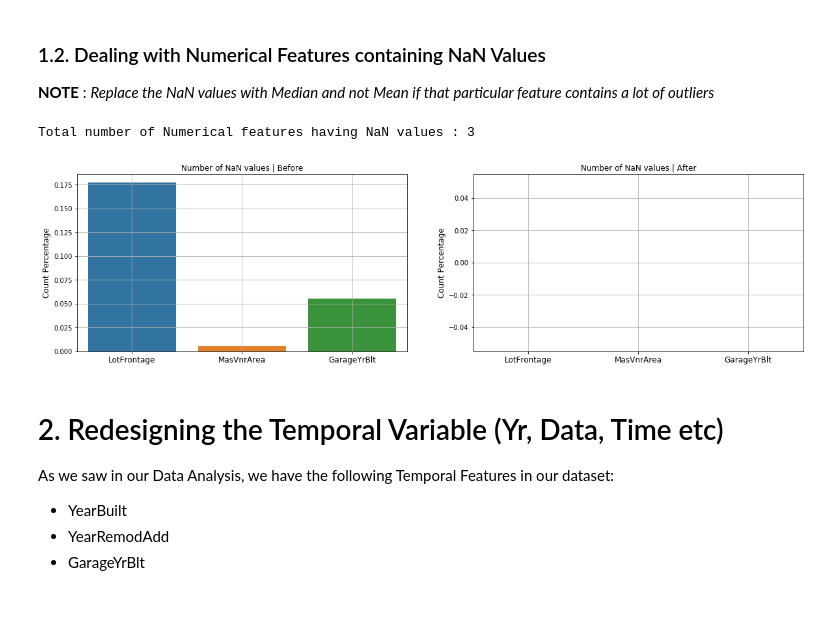
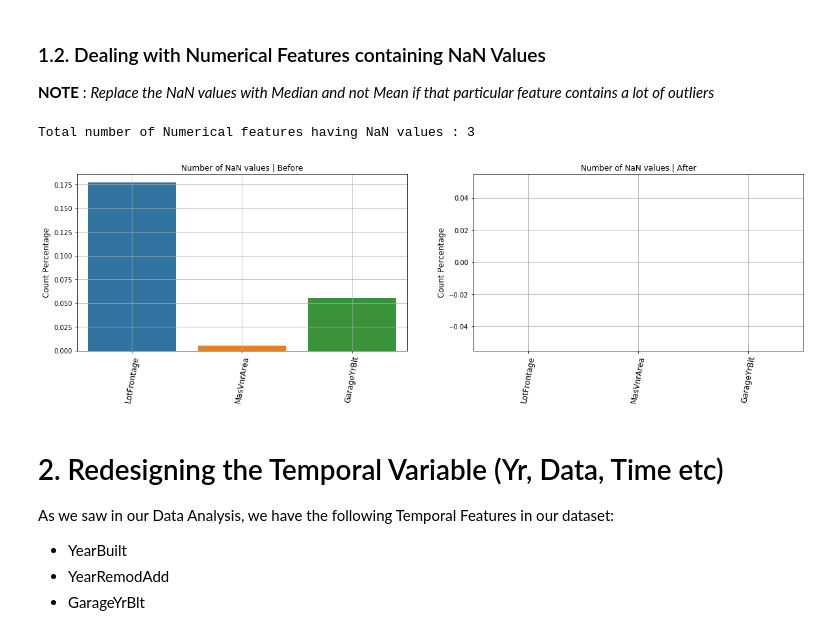
Before and after one commit to ParthikB/Data_Science, a Jupyter notebook: feature_eng.ipynb, the cells around one changed output. Drawn from its saved outputs; the diff is of its cells as text; code cells hidden in the pictures; blank space fills up the shorter version.

```diff
--- a/feature_eng.ipynb
+++ b/feature_eng.ipynb
@@ -8,11 +8,12 @@ import seaborn as sns
 
 pd.pandas.set_option('display.max_columns', None)
 # %%
+DATASET_TYPE = 'train'
+
 def load_dataset():
-    global dataset
-    dataset = pd.read_csv('./database/train.csv')
+    return pd.read_csv(f'./database/{DATASET_TYPE}.csv')
 
-load_dataset()
+dataset = load_dataset()
 dataset.head()
 # %% [output]
 |  | Id | MSSubClass | MSZoning | LotFrontage | LotArea | Street | Alley | LotShape | LandContour | ... |
@@ -45,7 +46,7 @@ def replace_cat_features(dataset, features):
     data[features] = data[features].fillna('Missing')
     return data
 # %%
-# load_dataset()
+dataset = load_dataset()
 
 # Categorical features having NaN values.
 cat_nan_features = [f for f in dataset.columns if dataset[f].dtypes == 'O' and dataset[f].isnull().sum() > 0]
@@ -55,7 +56,7 @@ print('Total number of categorical features having NaN values :', len(cat_nan_fe
 plt.figure(figsize=(20, 5))
 
 plt.subplot(1, 2, 1)
-sns.barplot(nan_features, (dataset[cat_nan_features].isnull().mean()))
+sns.barplot(cat_nan_features, (dataset[cat_nan_features].isnull().mean()))
 plt.title('Number of NaN values | Before')
 plt.xticks(rotation=80, fontsize=12)
 plt.ylabel('Count Percentage', fontsize=12)
@@ -72,6 +73,7 @@ plt.title('Number of NaN values | After')
 plt.xticks(rotation=80, fontsize=12)
 plt.ylabel('Count Percentage', fontsize=12)
 plt.grid(1)
+plt.show()
 # %% [output]
 Total number of categorical features having NaN values : 16
 [figure]
@@ -96,35 +98,35 @@ def replace_num_features(dataset, features):
 
     return data
 # %%
-# load_dataset()
+# dataset = load_dataset()
 
 num_nan_features = [f for f in dataset.columns if dataset[f].dtype != 'O' and dataset[f].isnull().sum() > 0]
 
 print('Total number of Numerical features having NaN values :', len(num_nan_features))
 
 plt.figure(figsize=(20, 5))
 
 plt.subplot(1, 2, 1)
 sns.barplot(num_nan_features, (dataset[num_nan_features].isnull().mean()))
 plt.title('Number of NaN values | Before')
-plt.xticks(fontsize=12)
+plt.xticks(rotation=80, fontsize=12)
 plt.ylabel('Count Percentage', fontsize=12)
 plt.grid(1)
 
 
 # REPLACING THE NAN VALUES WITH A NEW LABEL 'Missing'
 dataset = replace_num_features(dataset, num_nan_features)
 
 
 plt.subplot(1, 2, 2)
 sns.barplot(num_nan_features, (dataset[num_nan_features].isnull().mean()))
 plt.title('Number of NaN values | After')
-plt.xticks(fontsize=12)
+plt.xticks(rotation=80, fontsize=12)
 plt.ylabel('Count Percentage', fontsize=12)
 plt.grid(1)
 # %% [output]
 Total number of Numerical features having NaN values : 3
-[figure, old version]
+[figure, new version]
 # %% [markdown]
 # 2. Redesigning the Temporal Variable (Yr, Data, Time etc)
 As we saw in our Data Analysis, we have the following Temporal Features in our dataset:
```
Also changed, not shown: parts of 15 cells of this notebook.
